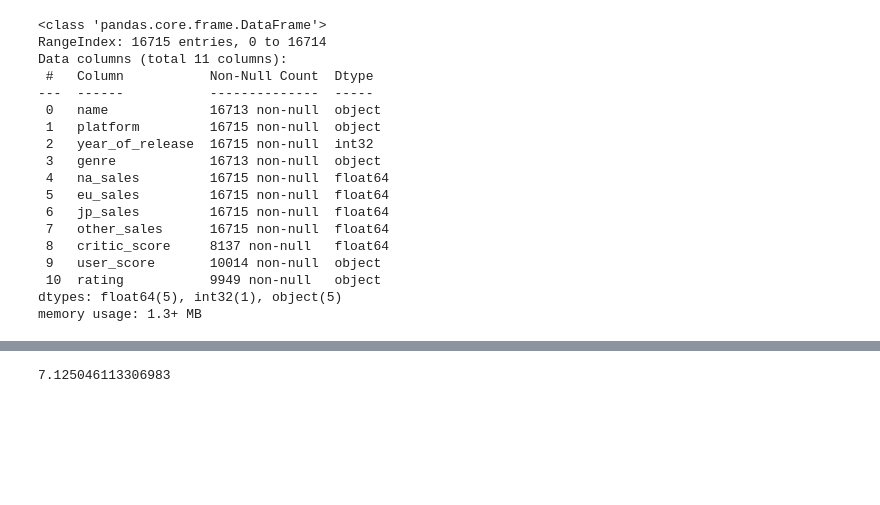
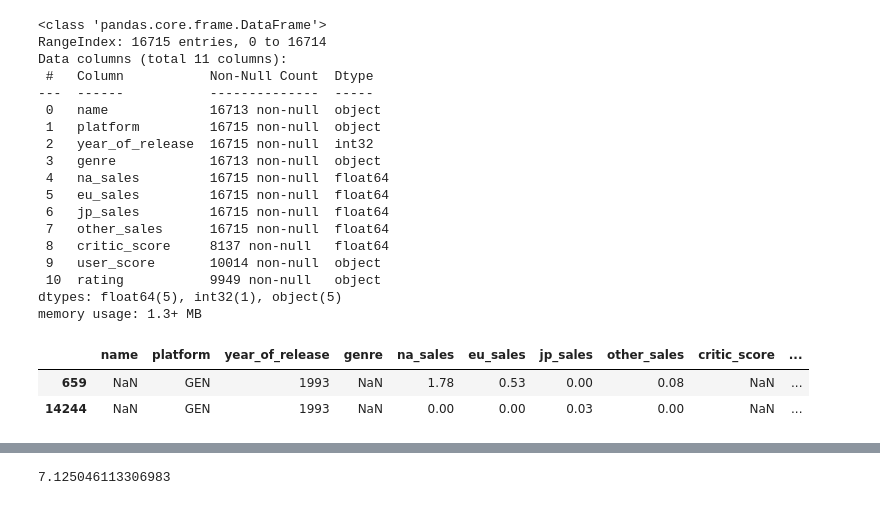
Before and after one commit to gustavoquareli/projeto-S_06, a Jupyter notebook: notebook/ver_dados.ipynb, the cells around one changed output, grey strips where cells are left out. Drawn from its saved outputs; the diff is of its cells as text; code cells hidden in the pictures; blank space fills up the shorter version.

```diff
--- a/notebook/ver_dados.ipynb
+++ b/notebook/ver_dados.ipynb
@@ -139,3 +139,14 @@ Data columns (total 11 columns):
  10  rating           9949 non-null   object
 dtypes: float64(5), int32(1), object(5)
 memory usage: 1.3+ MB
+# %%
+"""avaliando os valores nulos:
+no caso de name faltam quase todos os dados, portanto apagaremos
+
+perceba que também se trata dos dados nulos em genre
+"""
+study_null_values(df, 'name')
+# %% [output]
+|  | name | platform | year_of_release | genre | na_sales | eu_sales | jp_sales | other_sales | critic_score | ... |
+| 659 | NaN | GEN | 1993 | NaN | 1.78 | 0.53 | 0.00 | 0.08 | NaN | ... |
+| 14244 | NaN | GEN | 1993 | NaN | 0.00 | 0.00 | 0.03 | 0.00 | NaN | ... |
```
Also changed, not shown: parts of 7 cells of this notebook, 1 other file.
